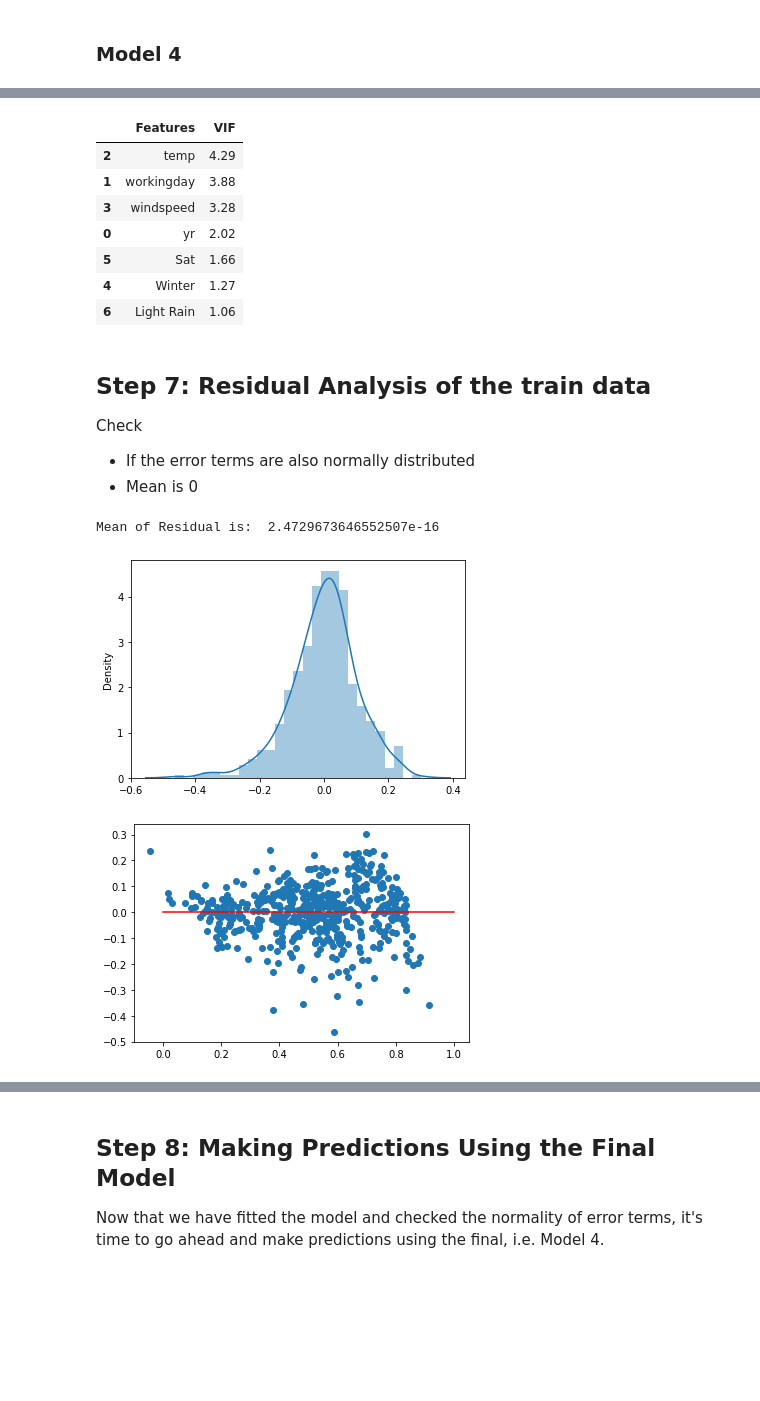
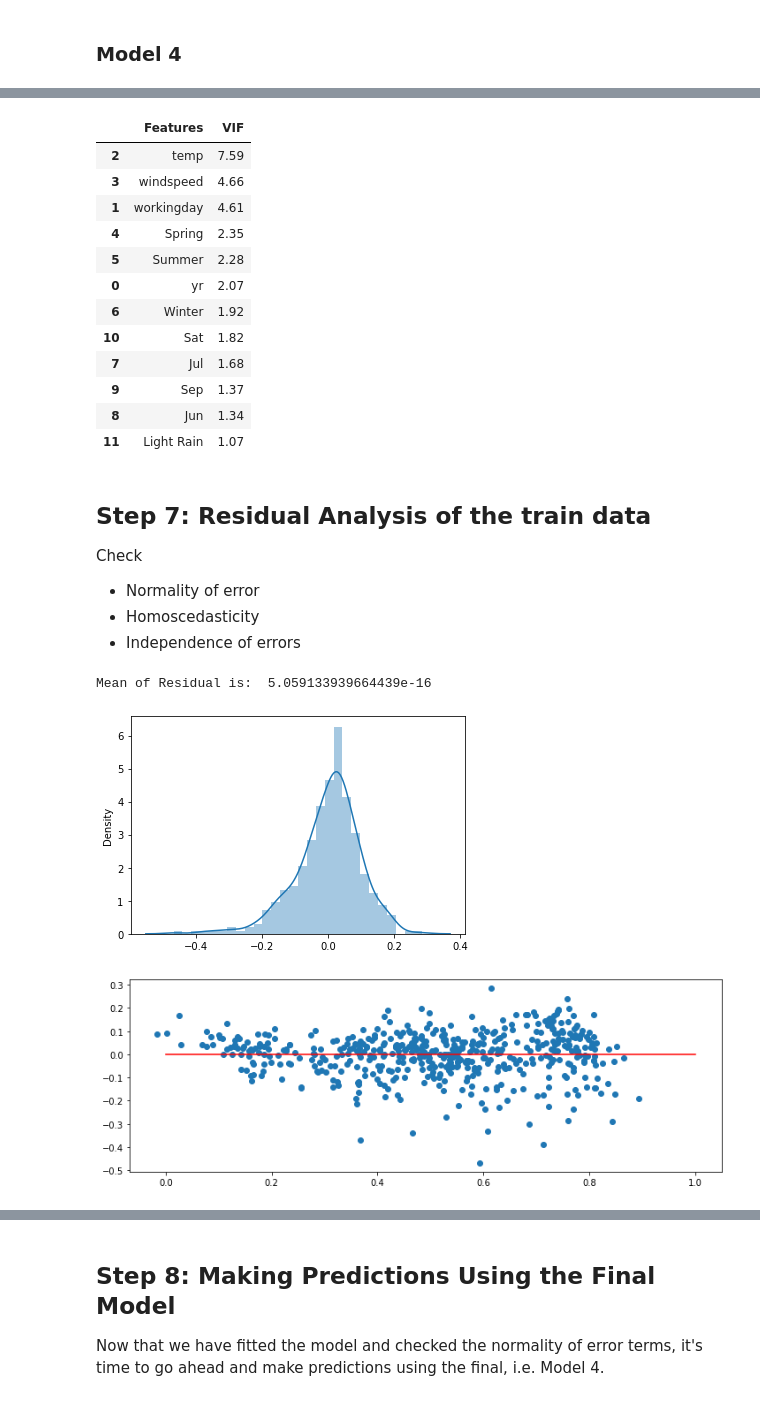
Before and after one commit to ankitlohiya4/BikeSharingLinearRegressionModel, a Jupyter notebook: BikeSharing.ipynb, the cells around one changed output, grey strips where cells are left out. Cells and saved outputs as stored; diff of their text form; code cells hidden in the pictures; blank space fills up the shorter version.

Commit message:
Added assumptions of linear model

```diff
--- a/BikeSharing.ipynb
+++ b/BikeSharing.ipynb
@@ -396,7 +396,7 @@ print(lm.intercept_)
 ### RFE
 # %%
 # Run RFE with output number of variable equal to 10
-rfe = RFE(lm, n_features_to_select=10)
+rfe = RFE(lm, n_features_to_select=15)
 rfe = rfe.fit(X_train, y_train)
 # %%
 list(zip(X_train.columns,rfe.support_,rfe.ranking_))
@@ -667,16 +682,22 @@ vif
 # So we go ahead and can make our predictions using Model 4.
 # %% [output]
 |  | Features | VIF |
-| 2 | temp | 4.29 |
-| 1 | workingday | 3.88 |
-| 3 | windspeed | 3.28 |
-| 0 | yr | 2.02 |
-| 5 | Sat | 1.66 |
-| 4 | Winter | 1.27 |
-| 6 | Light Rain | 1.06 |
+| 2 | temp | 7.59 |
+| 3 | windspeed | 4.66 |
+| 1 | workingday | 4.61 |
+| 4 | Spring | 2.35 |
+| 5 | Summer | 2.28 |
+| 0 | yr | 2.07 |
+| 6 | Winter | 1.92 |
+| 10 | Sat | 1.82 |
+| 7 | Jul | 1.68 |
+| 9 | Sep | 1.37 |
+| 8 | Jun | 1.34 |
+| 11 | Light Rain | 1.07 |
 # %% [markdown]
 ## Step 7: Residual Analysis of the train data <a class="anchor" id="residual_analysis"></a>
 
 Check
-- If the error terms are also normally distributed
-- Mean is 0
+- Normality of error
+- Homoscedasticity
+- Independence of errors
@@ -683,8 +708,4 @@ Check
 # %%
-# Compute residual
-y_train_pred = lr_model.predict(X_train_sm)
-res = y_train - y_train_pred
-
 # Compute mean of residual
 print('Mean of Residual is: ',res.mean())
 
@@ -696,11 +717,13 @@ plt.show()
 # Residual Mean is 0
 # The error distribution is normal
 # %% [output]
-Mean of Residual is:  2.4729673646552507e-16
+Mean of Residual is:  5.059133939664439e-16
-[figure, old version]
+[figure, new version]
 # %%
-plt.scatter(x=y_train_pred, y=res)
-plt.plot([0,1],[0,0],'r')
+# Homoscedasticity
+plt.figure(figsize=(12,4))
+plt.scatter(y_train_pred, res)
+plt.plot([0,1],[0,0], 'r')
 plt.show()
 # %% [output]
-[figure, old version]
+[figure, new version]
```
Also changed, not shown: parts of 13 cells of this notebook.
